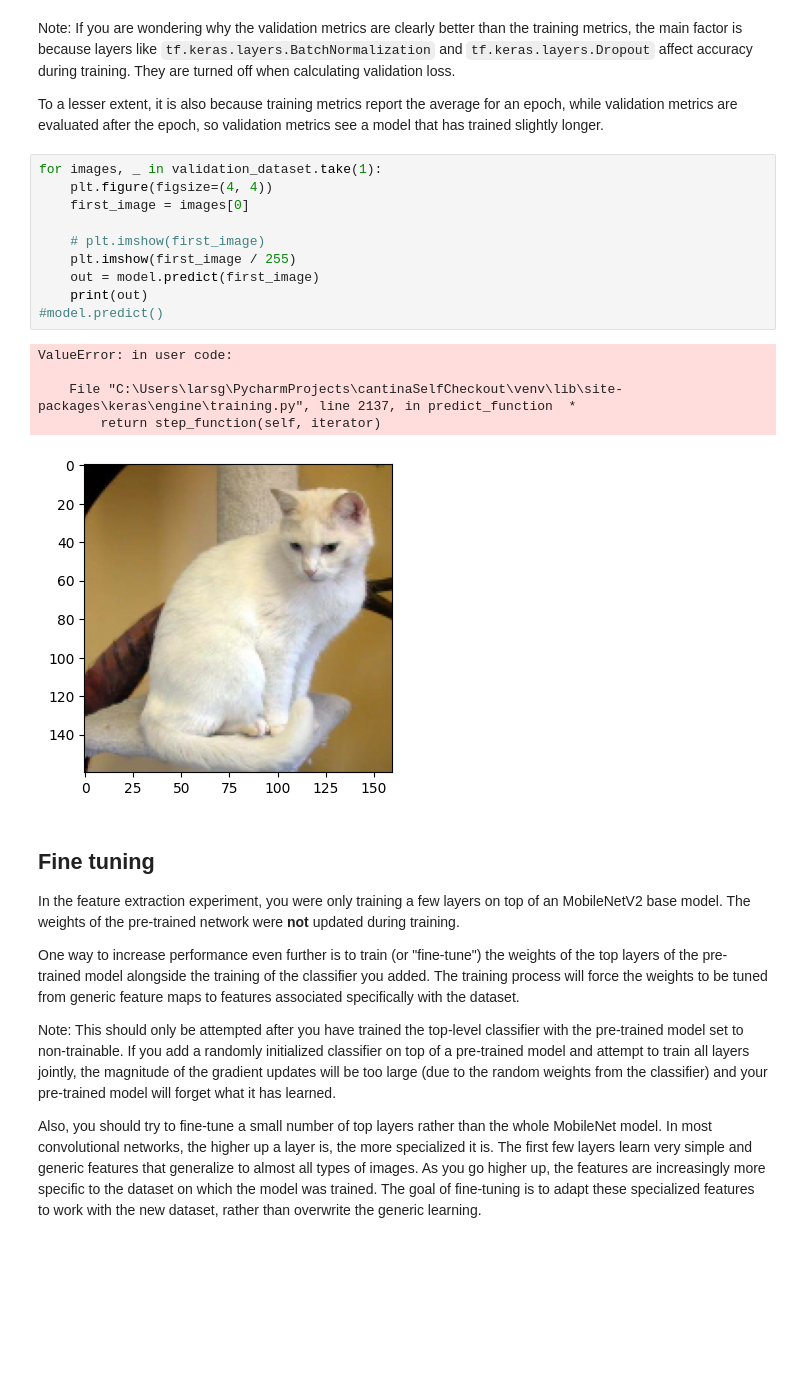
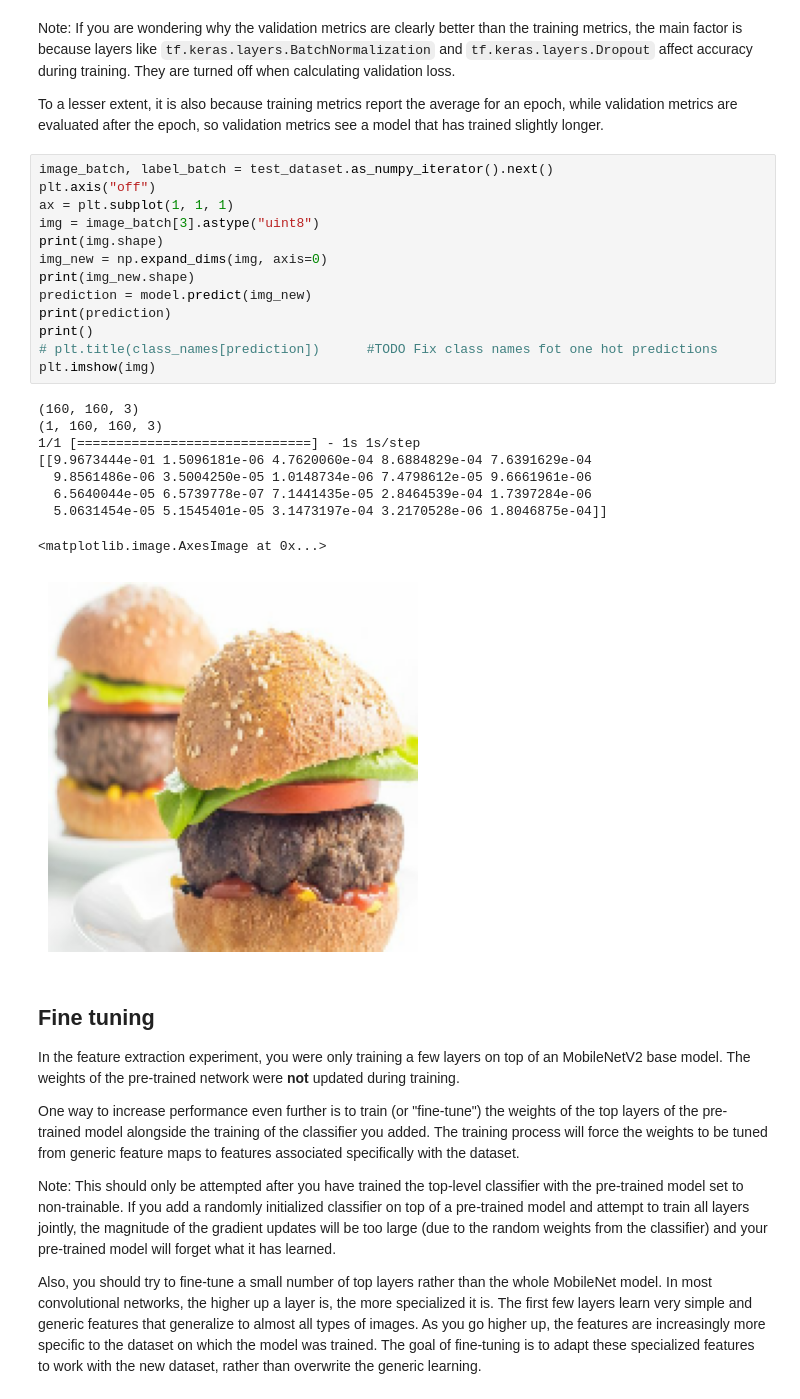
Before and after one commit to timmaier98/cantinaSelfCheckout, a Jupyter notebook: transfer_learning.ipynb, the cells around one changed output. Cells and saved outputs as stored; diff of their text form; blank space fills up the shorter version.

```diff
--- a/transfer_learning.ipynb
+++ b/transfer_learning.ipynb
@@ -366,22 +450,29 @@ plt.show()
 Note: If you are wondering why the validation metrics are clearly better than the training metrics, the main factor is because layers like `tf.keras.layers.BatchNormalization` and `tf.keras.layers.Dropout` affect accuracy during training. They are turned off when calculating validation loss.
 
 To a lesser extent, it is also because training metrics report the average for an epoch, while validation metrics are evaluated after the epoch, so validation metrics see a model that has trained slightly longer.
-# %%
-for images, _ in validation_dataset.take(1):
-    plt.figure(figsize=(4, 4))
-    first_image = images[0]
-
-    # plt.imshow(first_image)
-    plt.imshow(first_image / 255)
-    out = model.predict(first_image)
-    print(out)
-#model.predict()
-# %% [output]
-ValueError: in user code:
-
-    File "C:\Users\larsg\PycharmProjects\cantinaSelfCheckout\venv\lib\site-packages\keras\engine\training.py", line 2137, in predict_function  *
-        return step_function(self, iterator)
-[figure, removed]
+# %%
+image_batch, label_batch = test_dataset.as_numpy_iterator().next()
+plt.axis("off")
+ax = plt.subplot(1, 1, 1)
+img = image_batch[3].astype("uint8")
+print(img.shape)
+img_new = np.expand_dims(img, axis=0)
+print(img_new.shape)
+prediction = model.predict(img_new)
+print(prediction)
+print()
+# plt.title(class_names[prediction])      #TODO Fix class names fot one hot predictions
+plt.imshow(img)
+# %% [output]
+(160, 160, 3)
+(1, 160, 160, 3)
+1/1 [==============================] - 1s 1s/step
+[[9.9673444e-01 1.5096181e-06 4.7620060e-04 8.6884829e-04 7.6391629e-04
+  9.8561486e-06 3.5004250e-05 1.0148734e-06 7.4798612e-05 9.6661961e-06
+  6.5640044e-05 6.5739778e-07 7.1441435e-05 2.8464539e-04 1.7397284e-06
+  5.0631454e-05 5.1545401e-05 3.1473197e-04 3.2170528e-06 1.8046875e-04]]
+<matplotlib.image.AxesImage at 0x...>
+[figure, added]
 # %% [markdown]
 ## Fine tuning
 In the feature extraction experiment, you were only training a few layers on top of an MobileNetV2 base model. The weights of the pre-trained network were **not** updated during training.
```
Also changed, not shown: parts of 28 cells of this notebook, 2 other files.
